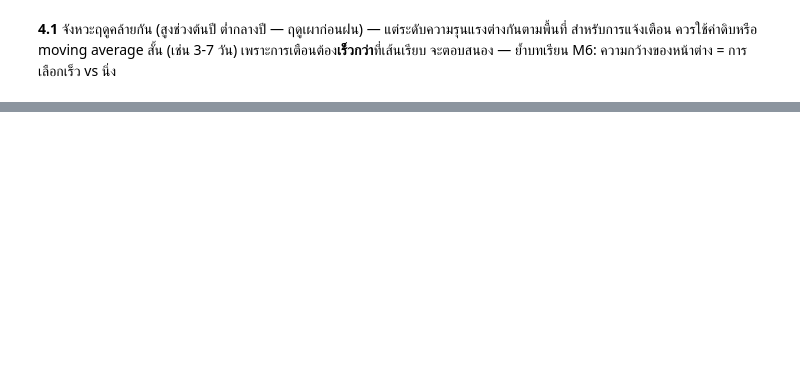
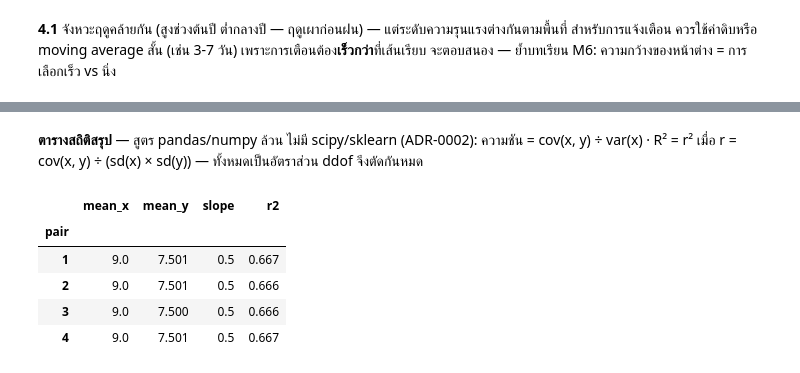
Before and after one commit to utarn/datascience-metrology, a Jupyter notebook: day2/module7_automation/solution.ipynb, the cells around one changed output, grey strips where cells are left out. Drawn from its saved outputs; the diff is of its cells as text; code cells hidden in the pictures; blank space fills up the shorter version.

```diff
--- a/day2/module7_automation/solution.ipynb
+++ b/day2/module7_automation/solution.ipynb
@@ -115,0 +168,17 @@ moving average สั้น (เช่น 3-7 วัน) เพราะกา
+# %%
+fig, axes = plt.subplots(2, 2, figsize=(9, 7))
+
+for i, ax in [(1, axes[0][0]), (2, axes[0][1]),
+              (3, axes[1][0]), (4, axes[1][1])]:
+    x = anscombe[f"x{i}"]
+    y = anscombe[f"y{i}"]
+    slope, intercept = np.polyfit(x, y, 1)      # เส้น trend จาก M6
+    xs = np.array([x.min(), x.max()])           # จุดปลายสองข้างของเส้น
+    ax.scatter(x, y, s=22, color="#457b9d")
+    ax.plot(xs, intercept + slope * xs, color="#e07a5f", lw=1.2)
+    ax.set_title(f"คู่ที่ {i}: y = {intercept:.2f} + {slope:.2f}x")
+    ax.set_xlabel(f"x{i}")
+    ax.set_ylabel(f"y{i}")
+
+fig.tight_layout()
+plt.show()
@@ -115,0 +203,28 @@ moving average สั้น (เช่น 3-7 วัน) เพราะกา
+# %% [markdown]
+**ตารางสถิติสรุป** — สูตร pandas/numpy ล้วน ไม่มี scipy/sklearn (ADR-0002):
+ความชัน = cov(x, y) ÷ var(x) · R² = r² เมื่อ r = cov(x, y) ÷ (sd(x) ×
+sd(y)) — ทั้งหมดเป็นอัตราส่วน ddof จึงตัดกันหมด
+# %%
+rows = []
+for i in [1, 2, 3, 4]:
+    x = anscombe[f"x{i}"]
+    y = anscombe[f"y{i}"]
+    slope = x.cov(y) / x.var()             # ความชัน: cov ÷ var
+    r = x.cov(y) / (x.std() * y.std())     # สหสัมพรรค์: cov ÷ (sd·sd)
+    rows.append({
+        "pair": i,
+        "mean_x": x.mean(),
+        "mean_y": y.mean(),
+        "slope": slope,
+        "r2": r ** 2,
+    })
+
+stats = pd.DataFrame(rows).set_index("pair")
+stats.round(3)
+# %% [output]
+|  | mean_x | mean_y | slope | r2 |
+| pair |  |  |  |  |
+| 1 | 9.0 | 7.501 | 0.5 | 0.667 |
+| 2 | 9.0 | 7.501 | 0.5 | 0.666 |
+| 3 | 9.0 | 7.500 | 0.5 | 0.666 |
+| 4 | 9.0 | 7.501 | 0.5 | 0.667 |
```
Also changed, not shown: parts of 10 cells of this notebook, 3 other files.
